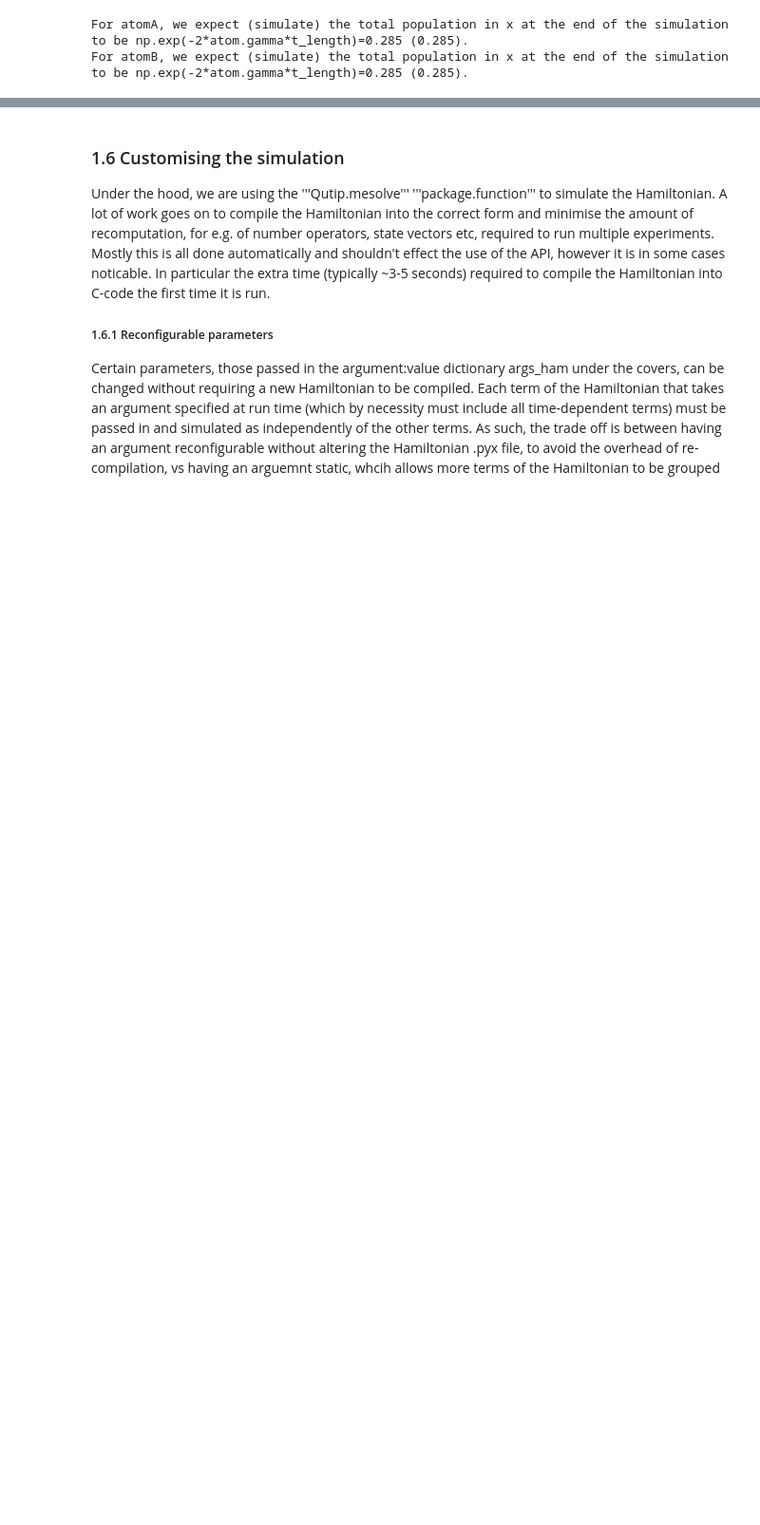
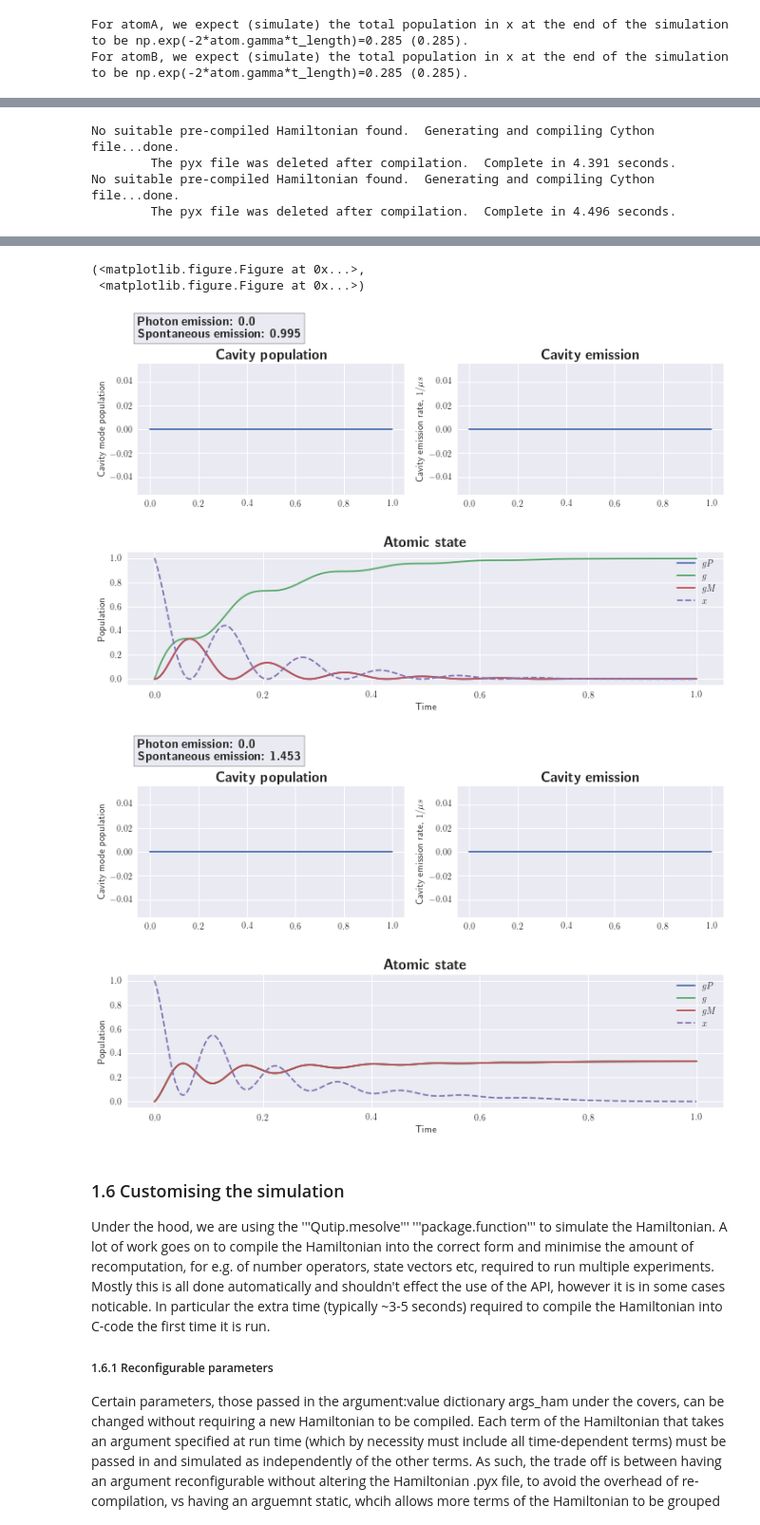
Before and after one commit to tomdbar/rb-cqed, a Jupyter notebook: notebooks-runner-demos/1-simple-4lvl-atom.ipynb, the cells around one changed output, grey strips where cells are left out. Shown at 95% size. Cells and saved outputs as stored; diff of their text form; code cells hidden in the pictures; blank space fills up the shorter version.

Commit message:
Added the sink_state option to Atom4lvl and an associated demo in the notebook.

```diff
--- a/notebooks-runner-demos/1-simple-4lvl-atom.ipynb
+++ b/notebooks-runner-demos/1-simple-4lvl-atom.ipynb
@@ -617,0 +626,41 @@ For atomB, we expect (simulate) the total population in x at the end of the simu
+# %%
+atomA = Atom4lvl(gamma=0.2*2*np.pi, sink_state='g')
+atomB = Atom4lvl(gamma=0.2*2*np.pi)
+
+cav = Cavity(g = 5 * 2.*np.pi,kappa = 0. * 2.*np.pi)
+
+length_pulse = 0.75
+
+laser_coupling = LaserCoupling(omega0=5 * 2.*np.pi,
+                               g='g', x='x',
+                               deltaL = 0 * 2*np.pi,
+                               deltaM=[1,0,-1],
+                               pulse_shape='np.piecewise(t, [t<length_pulse], [1,0])',
+                               args_ham={"length_pulse":length_pulse},
+                               couple_off_resonance=True)
+
+
+runnerA = ExperimentalRunner(atom=atomA,
+                                cavity=cav,
+                                laser_couplings=laser_coupling,
+                                cavity_couplings=[],
+                                verbose=True)
+
+runnerB = ExperimentalRunner(atom=atomB,
+                                cavity=cav,
+                                laser_couplings=laser_coupling,
+                                cavity_couplings=[],
+                                verbose=True)
+# %% [output]
+No suitable pre-compiled Hamiltonian found.  Generating and compiling Cython file...done.
+        The pyx file was deleted after compilation.  Complete in 4.391 seconds.
+No suitable pre-compiled Hamiltonian found.  Generating and compiling Cython file...done.
+        The pyx file was deleted after compilation.  Complete in 4.496 seconds.
+# %%
+psi0 = ['x',0]
+t_length = 1
+n_steps = 501
+
+runnerA.run(psi0, t_length, n_steps).plot()
+runnerB.run(psi0, t_length, n_steps).plot()
+# %% [output]
@@ -618,3 +669,9 @@ For atomB, we expect (simulate) the total population in x at the end of the simu
+(<matplotlib.figure.Figure at 0x...>,
+ <matplotlib.figure.Figure at 0x...>)
+[figure, added]
+[figure, added]
+[figure, added]
+[figure, added]
 # %% [markdown]
 ###  1.6 Customising the simulation
 <a id='sec_1_6'></a>
```
Also changed, not shown: parts of 4 cells of this notebook, 1 other file.
